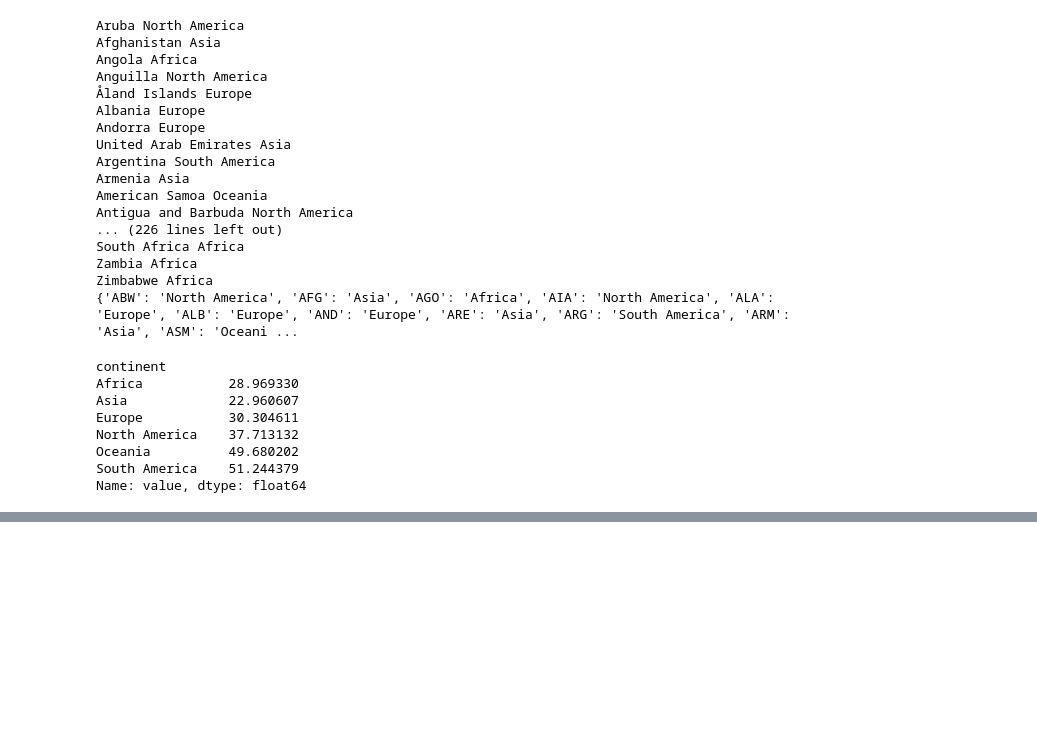
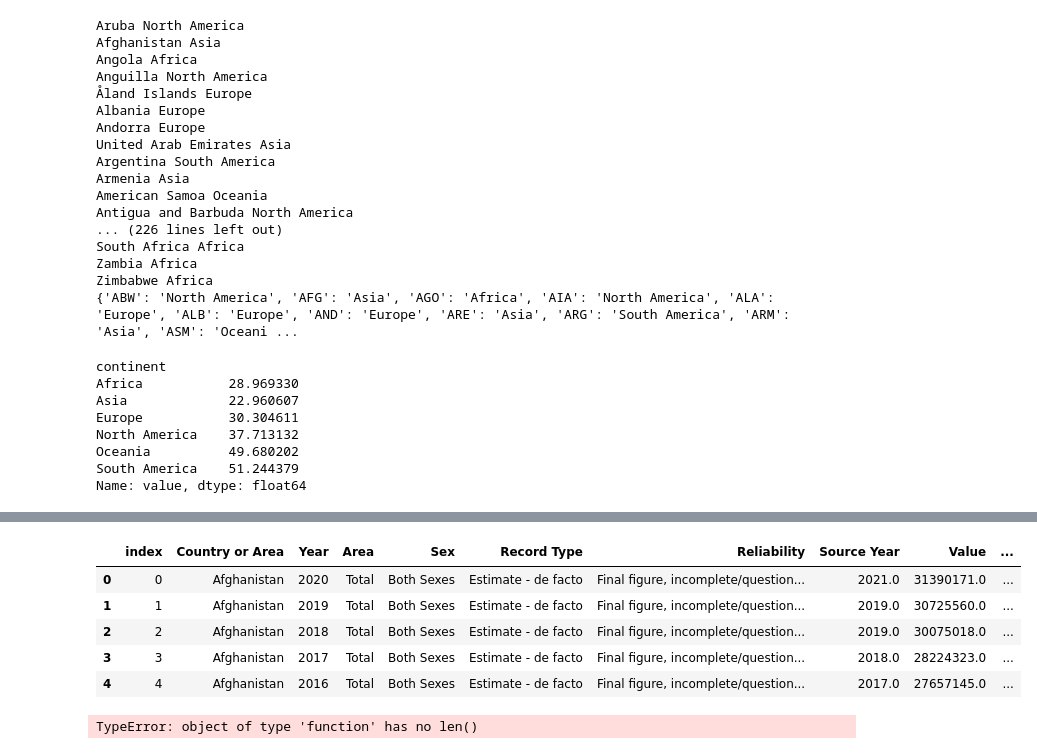
Before and after one commit to BoSuto/Specialist-Certificate-in-Data-Analytics-Essential-Jan-2023, a Jupyter notebook: Project - Spring 2023.ipynb, the cells around one changed output, grey strips where cells are left out. Cells and saved outputs as stored; diff of their text form; code cells hidden in the pictures; blank space fills up the shorter version.

Commit message:
second dataset
population

```diff
--- a/Project - Spring 2023.ipynb
+++ b/Project - Spring 2023.ipynb
@@ -221,0 +226,3 @@ Name: value, dtype: float64
+# %%
+population = pd.read_csv("population_by_sex_residence.csv", index_col = 0)
+population.head()
@@ -221,0 +237,22 @@ Name: value, dtype: float64
+# %%
+population.columns
+population.reset_index(inplace=True)
+population.columns
+population.head()
+# %% [output]
+|  | index | Country or Area | Year | Area | Sex | Record Type | Reliability | Source Year | Value | ... |
+| 0 | 0 | Afghanistan | 2020 | Total | Both Sexes | Estimate - de facto | Final figure, incomplete/question... | 2021.0 | 31390171.0 | ... |
+| 1 | 1 | Afghanistan | 2019 | Total | Both Sexes | Estimate - de facto | Final figure, incomplete/question... | 2019.0 | 30725560.0 | ... |
+| 2 | 2 | Afghanistan | 2018 | Total | Both Sexes | Estimate - de facto | Final figure, incomplete/question... | 2019.0 | 30075018.0 | ... |
+| 3 | 3 | Afghanistan | 2017 | Total | Both Sexes | Estimate - de facto | Final figure, incomplete/question... | 2018.0 | 28224323.0 | ... |
+| 4 | 4 | Afghanistan | 2016 | Total | Both Sexes | Estimate - de facto | Final figure, incomplete/question... | 2017.0 | 27657145.0 | ... |
+# %%
+def country_name_to_continent (country_name):
+    country_code = pc.country_name_to_country_alpha2(country_name)
+    continent_name = country_to_continent(country_code)
+    return continent_name
+
+population['continent'] = population['Country or Area'].map(country_name_to_continent(country_name_to_continent))
+population.head()
+# %% [output]
+TypeError: object of type 'function' has no len()
```
Also changed, not shown: parts of 4 cells of this notebook.
